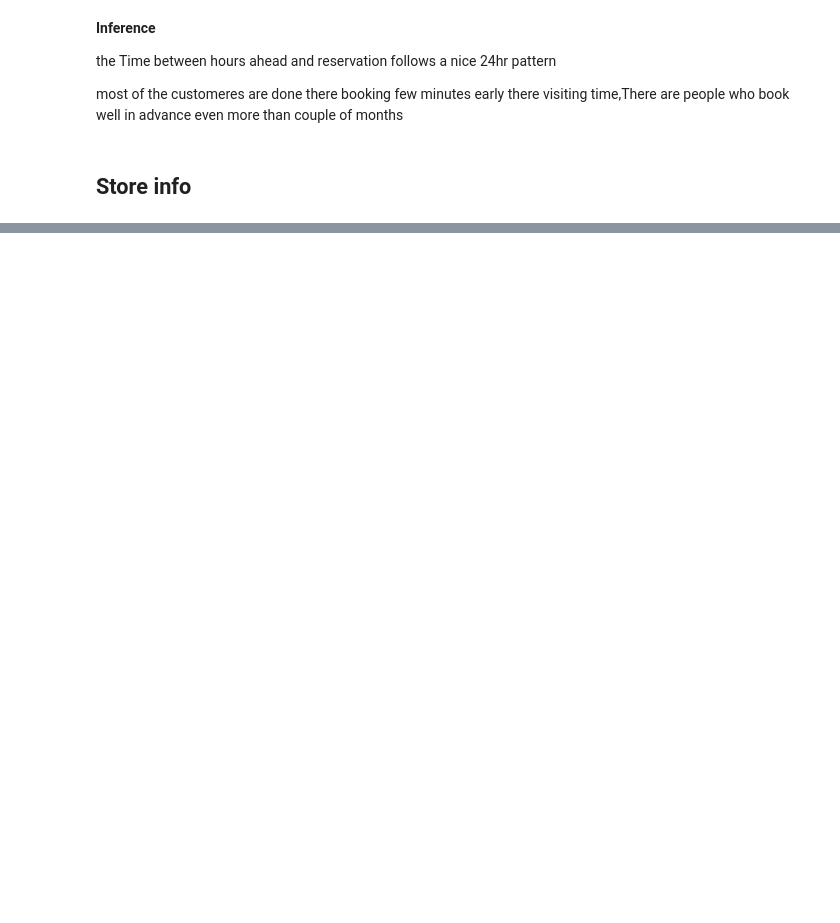
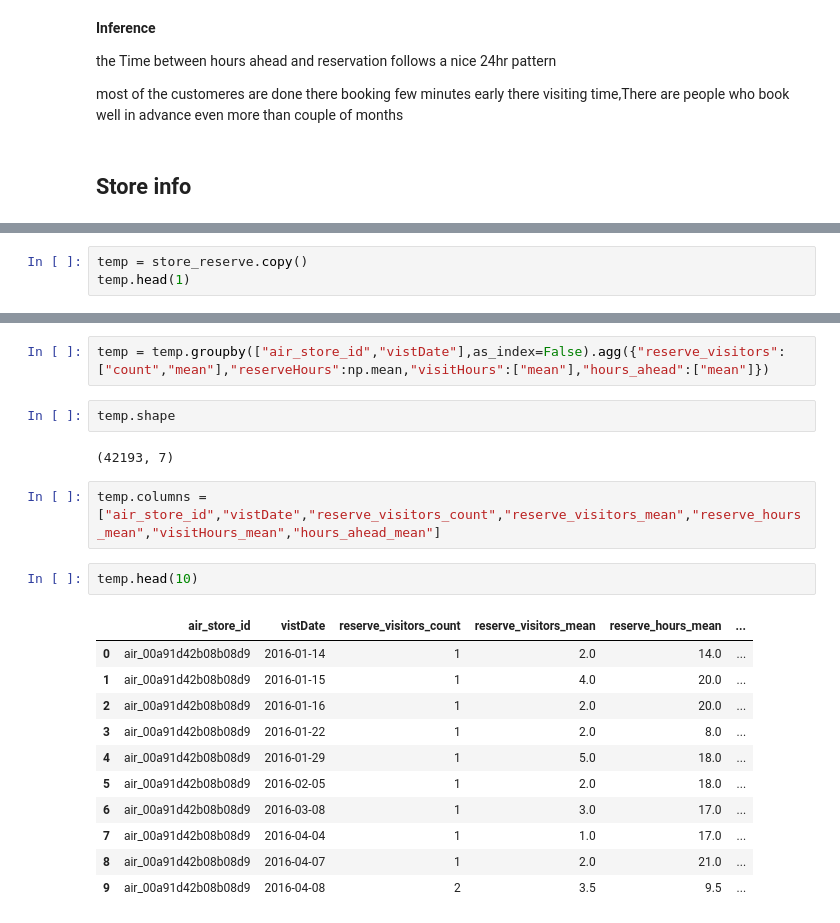
Before and after one commit to prasadPattuvamVeedu/Restaurent_visitor_forecating, a Jupyter notebook: resturent_visitor.ipynb, the cells around one changed output, grey strips where cells are left out. Drawn from its saved outputs; the diff is of its cells as text; blank space fills up the shorter version.

```diff
--- a/resturent_visitor.ipynb
+++ b/resturent_visitor.ipynb
@@ -1547,0 +1724,3 @@ location
+# %%
+temp = store_reserve.copy()
+temp.head(1)
@@ -1547,0 +1730,22 @@ location
+# %%
+temp = temp.groupby(["air_store_id","vistDate"],as_index=False).agg({"reserve_visitors":["count","mean"],"reserveHours":np.mean,"visitHours":["mean"],"hours_ahead":["mean"]})
+# %%
+temp.shape
+# %% [output]
+(42193, 7)
+# %%
+temp.columns = ["air_store_id","vistDate","reserve_visitors_count","reserve_visitors_mean","reserve_hours_mean","visitHours_mean","hours_ahead_mean"]
+# %%
+temp.head(10)
+# %% [output]
+|  | air_store_id | vistDate | reserve_visitors_count | reserve_visitors_mean | reserve_hours_mean | ... |
+| 0 | air_00a91d42b08b08d9 | 2016-01-14 | 1 | 2.0 | 14.0 | ... |
+| 1 | air_00a91d42b08b08d9 | 2016-01-15 | 1 | 4.0 | 20.0 | ... |
+| 2 | air_00a91d42b08b08d9 | 2016-01-16 | 1 | 2.0 | 20.0 | ... |
+| 3 | air_00a91d42b08b08d9 | 2016-01-22 | 1 | 2.0 | 8.0 | ... |
+| 4 | air_00a91d42b08b08d9 | 2016-01-29 | 1 | 5.0 | 18.0 | ... |
+| 5 | air_00a91d42b08b08d9 | 2016-02-05 | 1 | 2.0 | 18.0 | ... |
+| 6 | air_00a91d42b08b08d9 | 2016-03-08 | 1 | 3.0 | 17.0 | ... |
+| 7 | air_00a91d42b08b08d9 | 2016-04-04 | 1 | 1.0 | 17.0 | ... |
+| 8 | air_00a91d42b08b08d9 | 2016-04-07 | 1 | 2.0 | 21.0 | ... |
+| 9 | air_00a91d42b08b08d9 | 2016-04-08 | 2 | 3.5 | 9.5 | ... |
```
Also changed, not shown: parts of 50 cells of this notebook.
